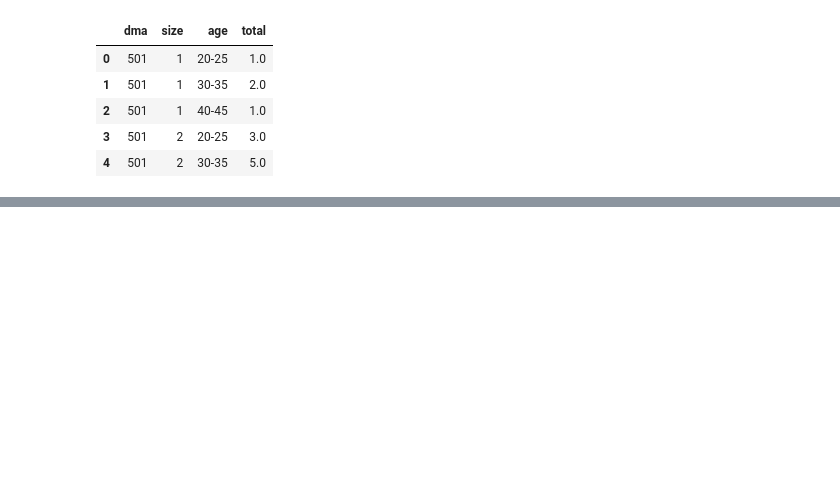
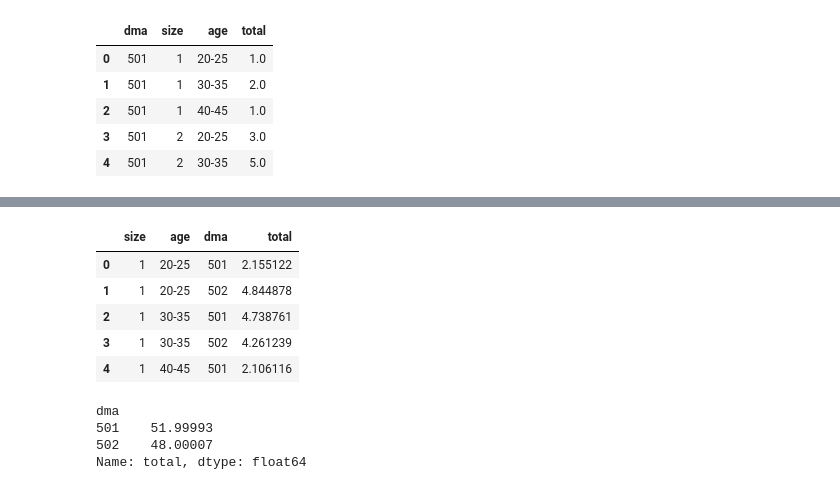
Before and after one commit to glederrey/SynthPop, a Jupyter notebook: code/notebooks/other_methods/IPFN.ipynb, the cells around one changed output, grey strips where cells are left out. Drawn from its saved outputs; the diff is of its cells as text; code cells hidden in the pictures; blank space fills up the shorter version.

```diff
--- a/code/notebooks/other_methods/IPFN.ipynb
+++ b/code/notebooks/other_methods/IPFN.ipynb
@@ -64,7 +80,7 @@ aggregates = [xipp, xpjp, xppk, xijp, xpjk]
 dimensions = [['dma'], ['size'], ['age'], ['dma', 'size'], ['size', 'age']]
 # %%
 IPF = ipfn.ipfn(df, aggregates, dimensions)
-df = IPF.iteration()
+df2 = IPF.iteration()
 # %%
 df.head()
 # %% [output]
@@ -76 +92,17 @@ df.head()
 | 4 | 1 | 40-45 | 501 | 2.106116 |
+# %%
+df2.head()
+# %% [output]
+|  | size | age | dma | total |
+| 0 | 1 | 20-25 | 501 | 2.155122 |
+| 1 | 1 | 20-25 | 502 | 4.844878 |
+| 2 | 1 | 30-35 | 501 | 4.738761 |
+| 3 | 1 | 30-35 | 502 | 4.261239 |
+| 4 | 1 | 40-45 | 501 | 2.106116 |
+# %%
+df.groupby('dma')['total'].sum()
+# %% [output]
+dma
+501    51.99993
+502    48.00007
+Name: total, dtype: float64
```
Also changed, not shown: parts of 3 cells of this notebook, 19 other files.
